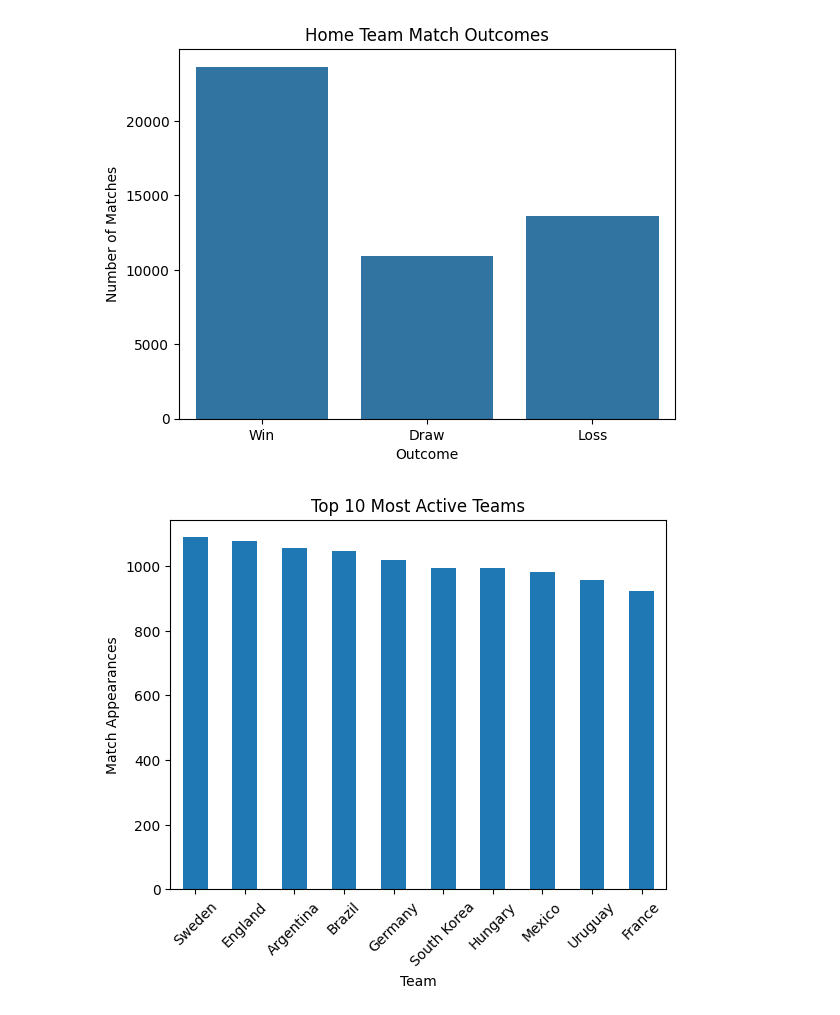
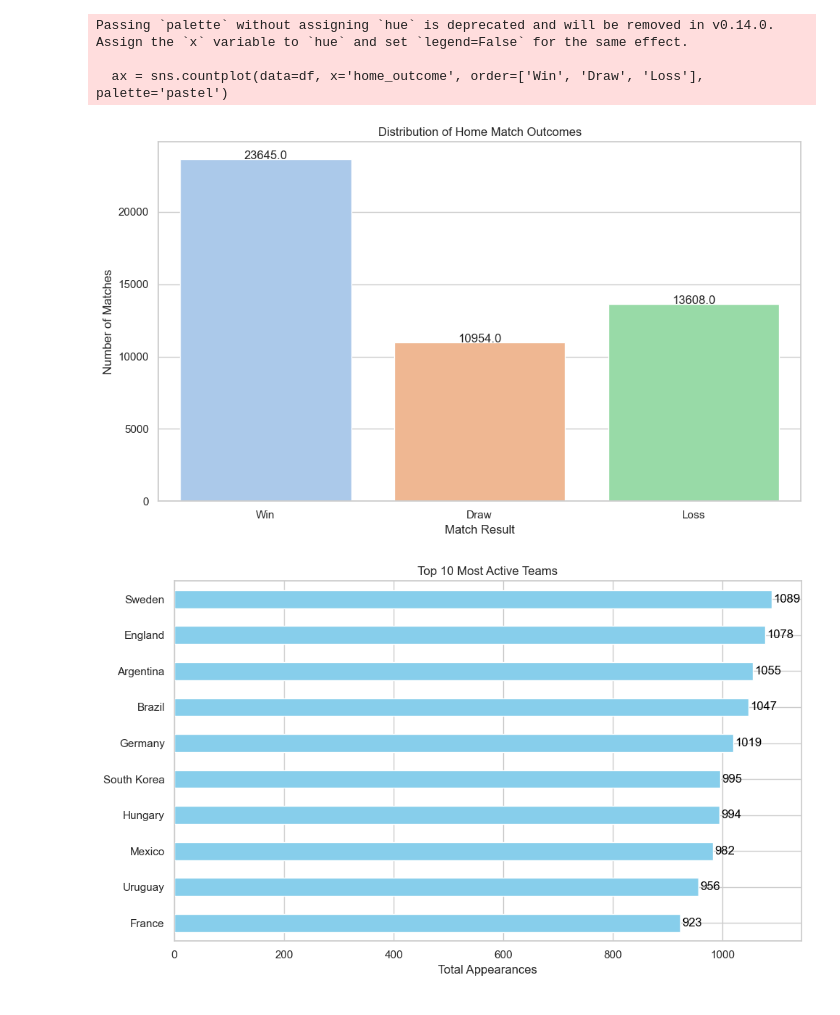
Before and after one commit to NathanOpira/Goalgazer, a Jupyter notebook: Goalgazer/notebooks/analysis.ipynb, the cells around one changed output. Cells and saved outputs as stored; diff of their text form; code cells hidden in the pictures.

Commit message:
enhancement on visualization.

```diff
--- a/Goalgazer/notebooks/analysis.ipynb
+++ b/Goalgazer/notebooks/analysis.ipynb
@@ -4,6 +4,10 @@
 import pandas as pd
 import matplotlib.pyplot as plt
 import seaborn as sns
+
+sns.set(style='whitegrid')  # Better background and gridlines
+plt.rcParams['figure.figsize'] = (10, 6)  # Set default figure size
+
 
 # 2. Loading Data.
 df = pd.read_csv('../data/results.csv')
@@ -46,11 +50,16 @@ df['home_outcome'] = df.apply(get_outcome, axis=1)
 
 ###distribution of match outcomes.
 # Plotting outcome distribution.
-sns.countplot(data=df, x='home_outcome', order=['Win', 'Draw', 'Loss'])
-plt.title('Home Team Match Outcomes')
-plt.xlabel('Outcome')
-plt.ylabel('Number of Matches')
+ax = sns.countplot(data=df, x='home_outcome', order=['Win', 'Draw', 'Loss'], palette='pastel')
+ax.set_title('Distribution of Home Match Outcomes')
+ax.set_xlabel('Match Result')
+ax.set_ylabel('Number of Matches')
+
+for p in ax.patches:
+    ax.annotate(f'{p.get_height()}', (p.get_x() + 0.3, p.get_height() + 5))
+plt.tight_layout()
 plt.show()
+
 
 
 ###top 10 countries by match appearances.
@@ -58,61 +67,67 @@ plt.show()
 team_counts = pd.concat([df['home_team'], df['away_team']])
 top_teams = team_counts.value_counts().head(10)
 
-# Bar plot.
-top_teams.plot(kind='bar')
-plt.title('Top 10 Most Active Teams')
-plt.xlabel('Team')
-plt.ylabel('Match Appearances')
-plt.xticks(rotation=45)
+ax = top_teams.plot(kind='barh', color='skyblue')
+ax.set_title('Top 10 Most Active Teams')
+ax.set_xlabel('Total Appearances')
+ax.invert_yaxis()  # Highest at top
+
+for i, v in enumerate(top_teams):
+    ax.text(v + 3, i, str(v), color='black', va='center')
+plt.tight_layout()
 plt.show()
 
 
+
 ###Goals over time.
-# Add a 'year' column
+# Grouping by year and summing goals.
 df['year'] = df['date'].dt.year
+df['total_goals'] = df['home_score'] + df['away_score']
+avg_goals = df.groupby('year')['total_goals'].mean()
 
-# Grouping by year and calculating average total goals per match.
-df['total_goals'] = df['home_score'] + df['away_score']
-avg_goals_per_year = df.groupby('year')['total_goals'].mean()
+sns.lineplot(x=avg_goals.index, y=avg_goals.values, marker='o', linewidth=2.5)
+plt.title('Avg Goals per Match Over Time')
+plt.xlabel('Year')
+plt.ylabel('Goals per Match')
+plt.grid(True)
+plt.tight_layout()
+plt.show()
 
-# Line plot
-avg_goals_per_year.plot()
-plt.title('Average Goals per Match by Year')
-plt.xlabel('Year')
-plt.ylabel('Average Goals')
-plt.grid(True)
-plt.show()
 
 
 ###Average Goal Difference by Tournament Type (Top 8 Only).
 # Grouping and sorting by average goal difference.
-tournament_gd = df.groupby('tournament')['goal_difference'].mean().abs().sort_values(ascending=False).head(8)
+gd = df.groupby('tournament')['goal_difference'].mean().abs().sort_values(ascending=False).head(8)
 
-# Plot
-tournament_gd.plot(kind='bar', color='coral')
-plt.title('Top Tournaments by Avg Goal Difference')
-plt.xlabel('Tournament')
-plt.ylabel('Avg Goal Difference (Abs)')
-plt.xticks(rotation=45)
+ax = gd.plot(kind='bar', color='salmon')
+ax.set_title('Top Tournaments by Avg Goal Difference')
+ax.set_ylabel('Avg Absolute Goal Difference')
+ax.set_xlabel('Tournament')
+plt.xticks(rotation=30, ha='right')
+for i, val in enumerate(gd.values):
+    ax.text(i, val + 0.1, f'{val:.2f}', ha='center')
 plt.tight_layout()
 plt.show()
 # %% [output]
 <class 'pandas.core.frame.DataFrame'>
 RangeIndex: 48207 entries, 0 to 48206
 Data columns (total 9 columns):
  #   Column      Non-Null Count  Dtype
 ---  ------      --------------  -----
  0   date        48207 non-null  object
  1   home_team   48207 non-null  object
  2   away_team   48207 non-null  object
  3   home_score  48207 non-null  int64
  4   away_score  48207 non-null  int64
  5   tournament  48207 non-null  object
  6   city        48207 non-null  object
 ... (75 lines left out)
  'Tri Nation Tournament' 'CAFA Nations Cup' 'Mauritius Four Nations Cup'
  'CONIFA World Football Cup qualification' 'CONIFA Asia Cup' 'FIFA Series'
  'Marianas Cup' 'Tri-Nations Series' 'ASEAN Championship qualification'
  'ASEAN Championship' 'EAFF Championship qualification' 'Mapinduzi Cup']
+Passing `palette` without assigning `hue` is deprecated and will be removed in v0.14.0. Assign the `x` variable to `hue` and set `legend=False` for the same effect.
+
+  ax = sns.countplot(data=df, x='home_outcome', order=['Win', 'Draw', 'Loss'], palette='pastel')
-[figure, old version]
+[figure, new version]
-[figure, old version]
+[figure, new version]
```
Also changed, not shown: parts of 1 cell of this notebook.
